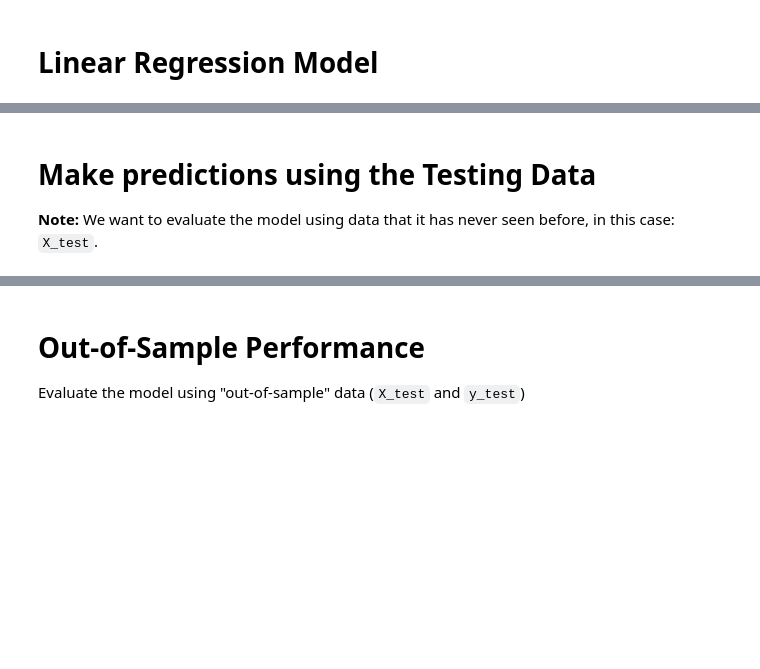
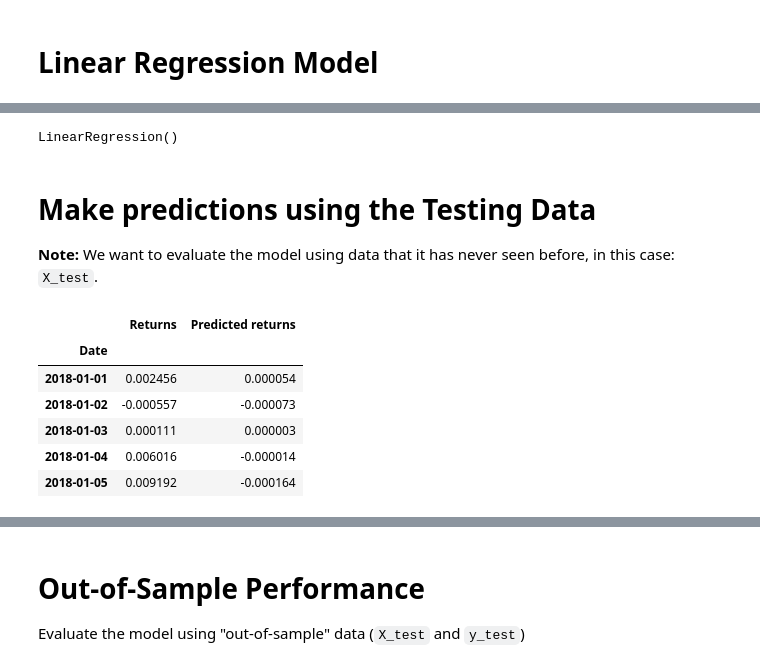
Before and after one commit to francofin/time_series_basic, a Jupyter notebook: regression_analysis.ipynb, the cells around one changed output, grey strips where cells are left out. Saved outputs shown, nothing was run; the diff lists cells and outputs as text; code cells hidden in the pictures; blank space fills up the shorter version.

```diff
--- a/regression_analysis.ipynb
+++ b/regression_analysis.ipynb
@@ -102,3 +126,7 @@ LinearRegression()
+# %%
+model.fit(X_train, y_train)
+# %% [output]
+LinearRegression()
 # %% [markdown]
 # Make predictions using the Testing Data
 
@@ -109,5 +137,15 @@ LinearRegression()
 # %%
 # Assemble actual y data (Y_test) with predicted y data (from just above) into two columns in a dataframe:
-# YOUR CODE HERE!
+results = y_test.to_frame()
+results['Predicted returns'] = y_pred
+results.head()
+# %% [output]
+|  | Returns | Predicted returns |
+| Date |  |  |
+| 2018-01-01 | 0.002456 | 0.000054 |
+| 2018-01-02 | -0.000557 | -0.000073 |
+| 2018-01-03 | 0.000111 | 0.000003 |
+| 2018-01-04 | 0.006016 | -0.000014 |
+| 2018-01-05 | 0.009192 | -0.000164 |
 # %%
 # Plot the first 20 predictions vs the true values
```
Also changed, not shown: parts of 16 cells of this notebook.
